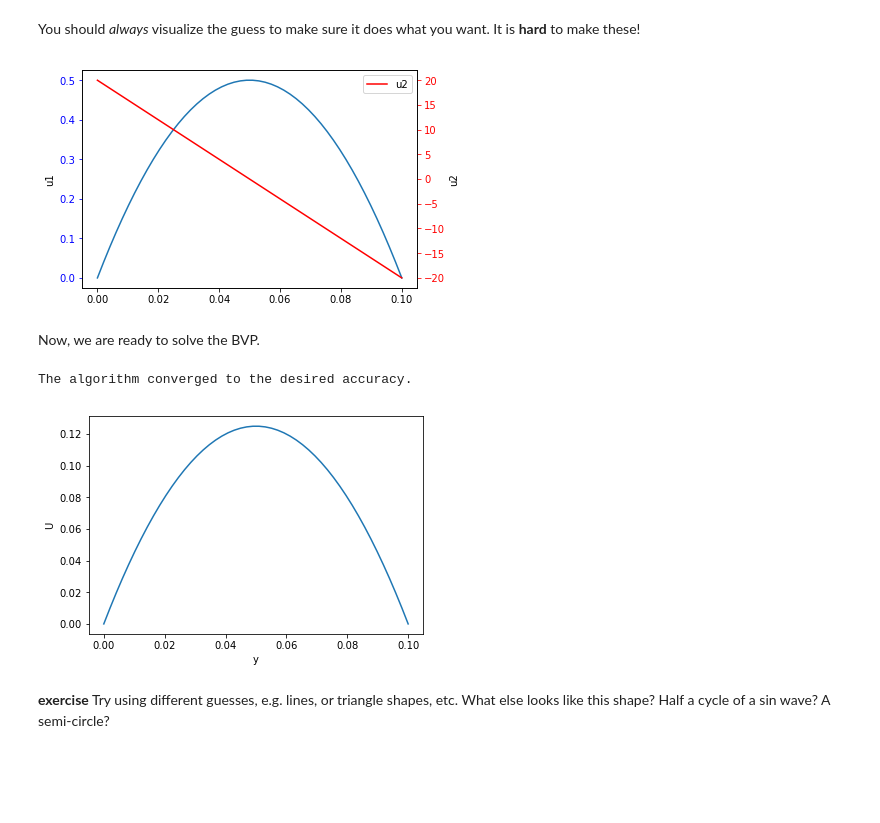
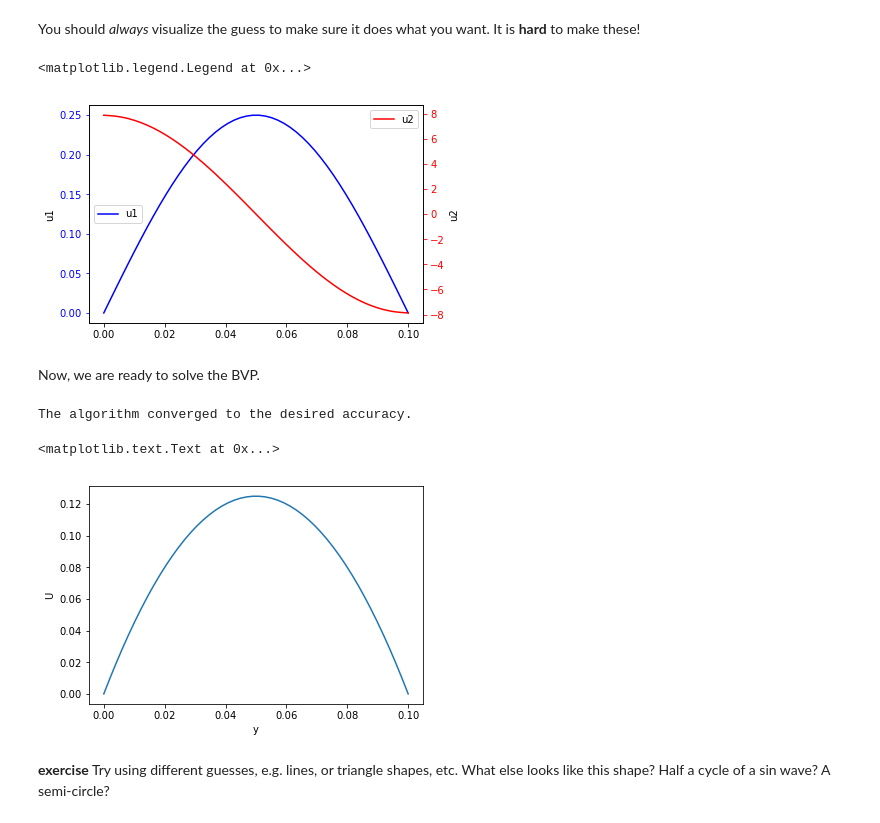
Before and after one commit to jkitchin/f18-06623, a Jupyter notebook: lectures/09-bvp.ipynb, the cells around one changed output. Saved outputs shown, nothing was run; the diff lists cells and outputs as text; code cells hidden in the pictures; blank space fills up the shorter version.

```diff
--- a/lectures/09-bvp.ipynb
+++ b/lectures/09-bvp.ipynb
@@ -178,0 +220,23 @@ U1 = np.polyval(pars, Y)
+# %%
+Y = np.linspace(0, d)
+
+lp1 = np.polyfit([0, d/2], [0, 0.25], 1)
+lp2 = np.polyfit([d/2, d], [0.25, 0], 1)
+
+U1 = np.zeros(Y.shape)
+
+#ind1 = Y <= d/2
+#U1[ind1] = np.polyval(lp1, Y[ind1])
+
+#ind2 = Y > d/2
+#U1[ind2] = np.polyval(lp2, Y[ind2])
+
+# triangle wave
+#for i, y in enumerate(Y):
+#    if y < d / 2:
+#        U1[i] = np.polyval(lp1, y)
+#    else:
+#        U1[i] = np.polyval(lp2, y)
+
+U1 = 0.25 * np.sin(Y / d * np.pi)
+plt.plot(Y, U1)
@@ -190,17 +257,19 @@ You should *always* visualize the guess to make sure it does what you want. It i
 # %%
 %matplotlib inline
 import matplotlib.pyplot as plt
-plt.plot(Y, U[0], label='u1')
-plt.gca().tick_params('y', colors='b')
+plt.plot(Y, U[0], 'b-', label='u1')
+plt.gca().tick_params('y', colors='b')  # makes the y-axis blue
 plt.ylabel('u1')
+plt.legend(loc='center left')
 
 plt.twinx()
 plt.plot(Y, U[1], 'r', label='u2')
-plt.gca().tick_params('y', colors='r')
+plt.gca().tick_params('y', colors='r')  # makes y-axis 2 red
 plt.ylabel('u2')
 plt.legend()
 # %% [output]
+<matplotlib.legend.Legend at 0x...>
-[figure, old version]
+[figure, new version]
 # %% [markdown]
 Now, we are ready to solve the BVP.
 # %%
@@ -213,6 +282,7 @@ plt.xlabel('y')
 plt.ylabel('U')
 # %% [output]
 The algorithm converged to the desired accuracy.
+<matplotlib.text.Text at 0x...>
 [figure]
 # %% [markdown]
 **exercise** Try using different guesses, e.g. lines, or triangle shapes, etc. What else looks like this shape? Half a cycle of a sin wave? A semi-circle?
```
Also changed, not shown: parts of 20 cells of this notebook, 1 other file.
